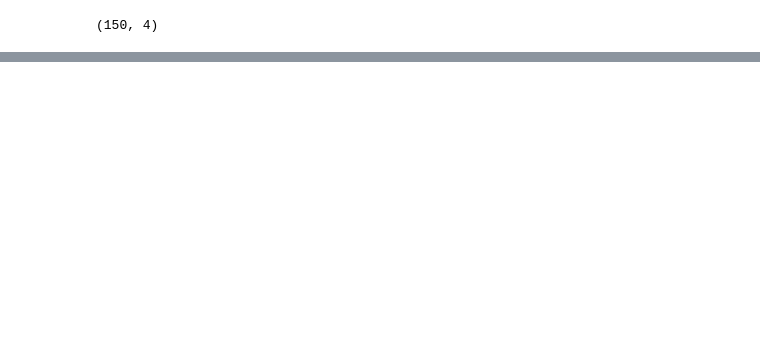
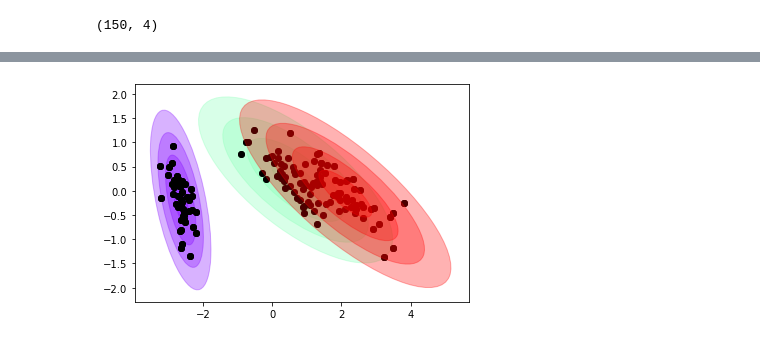
Before and after one commit to Nat-133/coursework_cs342, a Jupyter notebook: solution.ipynb, the cells around one changed output, grey strips where cells are left out. Saved outputs shown, nothing was run; the diff lists cells and outputs as text; code cells hidden in the pictures; blank space fills up the shorter version.

```diff
--- a/solution.ipynb
+++ b/solution.ipynb
@@ -7,3 +12,18 @@ from sklearn.model_selection import train_test_split
+# %%
+""" given ellipse function """
+
+def draw_ellipse(position, covariance, ax=None, **kwargs):
+    """Draw an ellipse with a given position and covariance"""
+    ax = ax or plt.gca()
+
+    # Convert covariance to principal axes
+    U, s, Vt = np.linalg.svd(covariance)
+    angle = np.degrees(np.arctan2(U[1, 0], U[0, 0]))
+    width, height = 2 * np.sqrt(s)
+
+    # Draw the Ellipse
+    for nsig in range(1, 5):
+        ax.add_patch(Ellipse(position, nsig * width, nsig * height, angle, **kwargs))
 # %%
 """ load data """
 flowers : list[str] = []
@@ -57,0 +143,10 @@ plt.show()
+# %%
+clusters = theta.converge()
+
+
+
+for c, h in zip(clusters, cm.rainbow(np.linspace(0,1, k))):
+    p = plt.scatter(Z[:,0], Z[:,1], color=(0,0,0))
+    draw_ellipse(c.mu, c.s, alpha=0.3, color=h)
+# %% [output]
+[figure, added]
```
Also changed, not shown: parts of 4 cells of this notebook.
